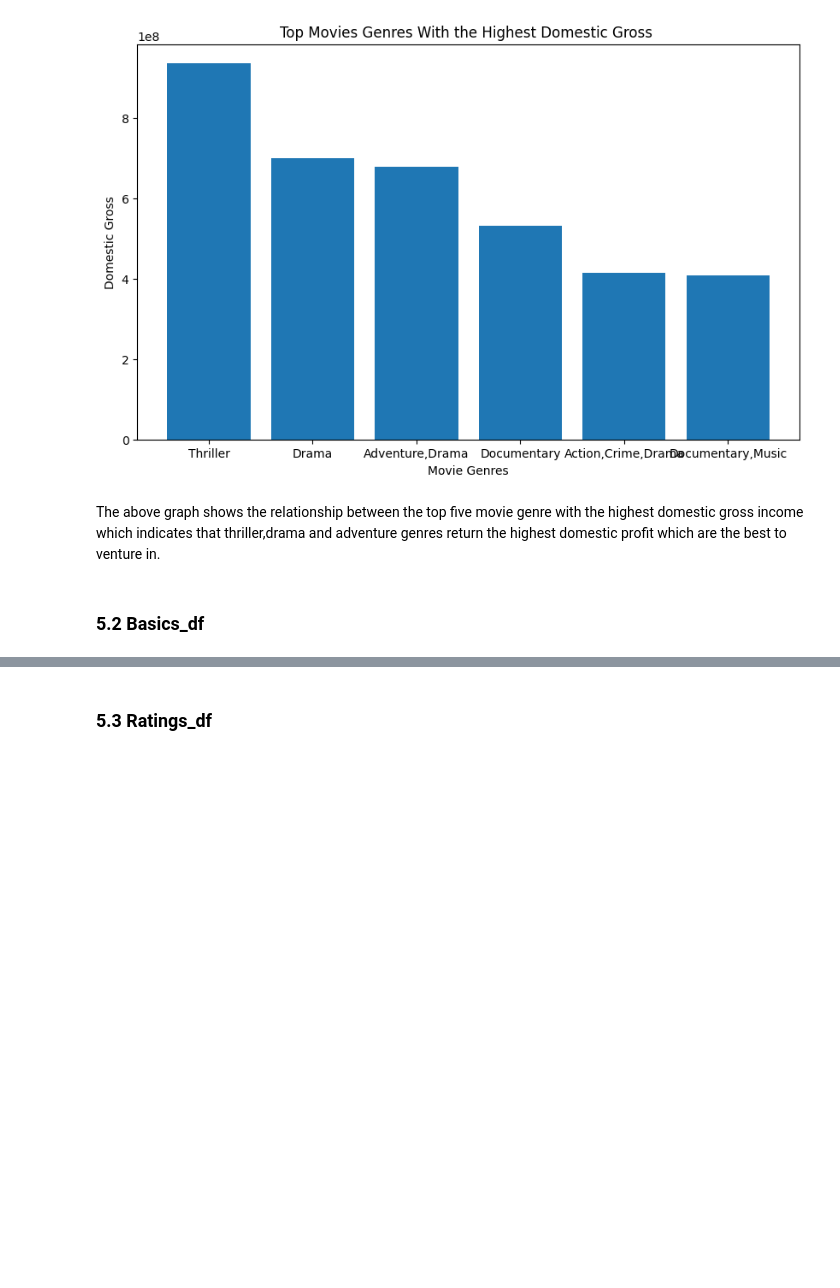
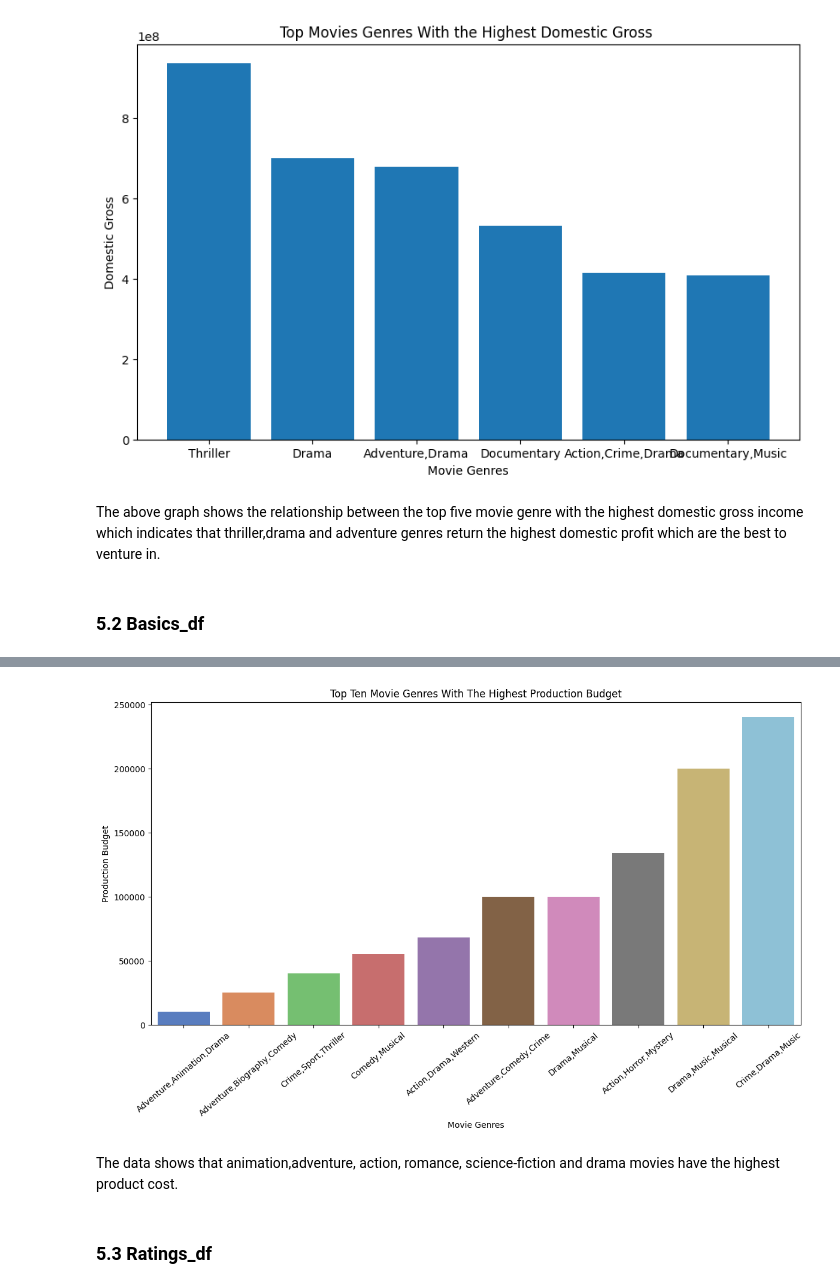
Before and after one commit to levine01/Movie-Analysis, a Jupyter notebook: index.ipynb, the cells around one changed output, grey strips where cells are left out. Saved outputs shown, nothing was run; the diff lists cells and outputs as text; code cells hidden in the pictures; blank space fills up the shorter version.

Commit message:
Added a new graph of movie genres and production budget and updated README

```diff
--- a/index.ipynb
+++ b/index.ipynb
@@ -515,0 +532,4 @@ budgets_df
+# %%
+# merging budgets and basics datasets
+budgets_and_basics = basics_df.join(budgets_df, how = "inner")
+budgets_and_basics.head()
@@ -604,8 +617,8 @@ The above graph shows the relationship between the top five movie genre with the
 # %% [markdown]
 ### 5.2 Basics_df
 # %%
-#selecting relevant columns in basics
+#selecting relevant columns to use in gross
 #Creating a new dataframe with the selected columns.
-new_basics_df = basics_df[['primary_name', 'known_for_titles']]
-new_basics_df
+new_basics_df = budgets_and_basics[['genres', 'production_budget']]
+new_basics_df.head()
 # %% [output]
@@ -613,4 +630,0 @@ KeyError: "None of [Index(['primary_name', 'known_for_titles'], dtype='object')]
-# %%
-#sorting  values in basics based on known for titles
-new_basics_df = new_basics_df.sort_values(by='known_for_titles', ascending=True)
-new_basics_df
@@ -641,3 +631,26 @@ plt.show()
+# %%
+#replacing the dollar sign and comma with an empty string and the converting the column to a float datatype
+new_basics_df.loc[:, 'production_budget'] = new_basics_df['production_budget'].replace('[\$,]', '', regex=True).astype(float)
+# %%
+#grouping production_budget and genre columns and calculatin#g the mean of each group
+#sets the values in descending order and selects top ten genres.
+genre_df = new_basics_df.groupby('genres')['production_budget'].mean().sort_values(ascending = )[:10]
+#creating a new figure with size 14 inches by 7 inches
+fig, ax =plt.subplots(figsize=(14,7))
+#creating a new variable order-by and assigning it to the index of genre dataframe.
+order_by = genre_df.index
+#creating a bar plot using seaborn with selected genres and production budget on x and y axis respectively
+sns.barplot(data =new_basics_df[new_basics_df['genres'].isin(order_by)], x='genres', y='production_budget', palette='muted', order=order_by, ax=ax)
+#setting the title and x,y labels
+ax.set_title('Top Ten Movie Genres With The Highest Production Budget')
+ax.set_xlabel('Movie Genres')
+ax.set_ylabel('Production Budget')
+#rotatingthe x-axis labels by 40 degrees
+plt.xticks(rotation=40);
+# %% [output]
+[figure, added]
+# %% [markdown]
+The data shows that animation,adventure, action, romance, science-fiction and drama movies have the highest product cost.
 # %% [markdown]
 ### 5.3 Ratings_df
 # %%
```
Also changed, not shown: parts of 15 cells of this notebook.
